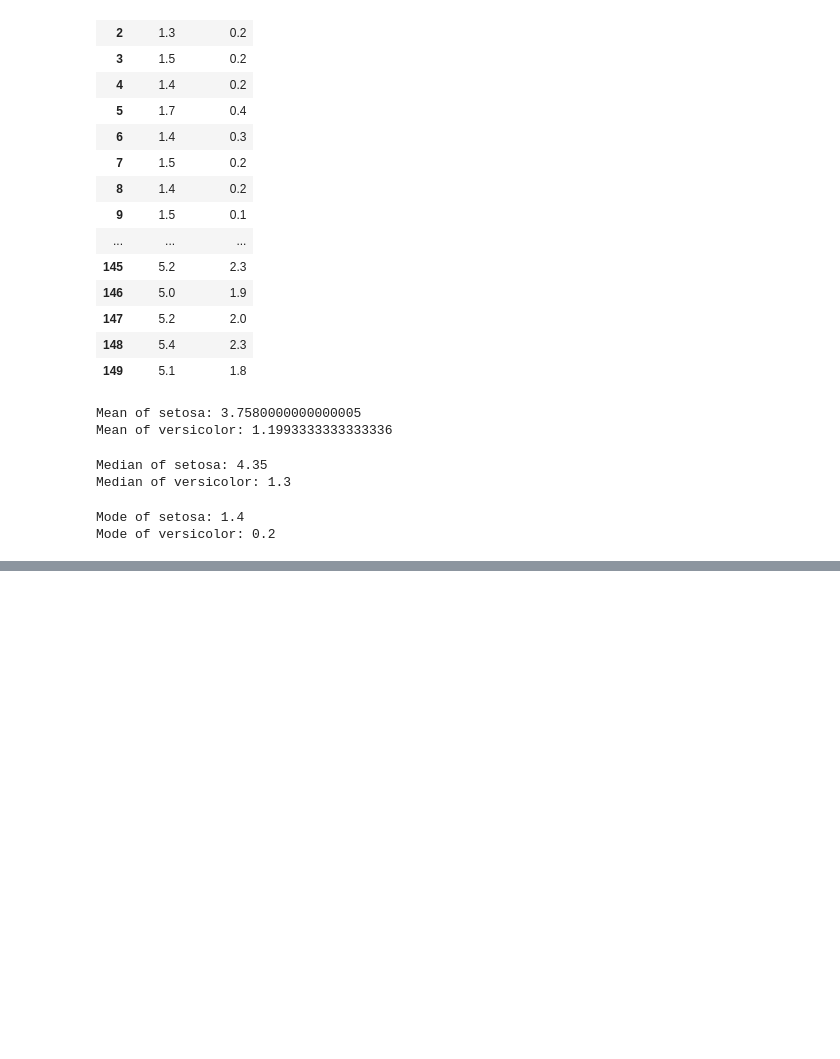
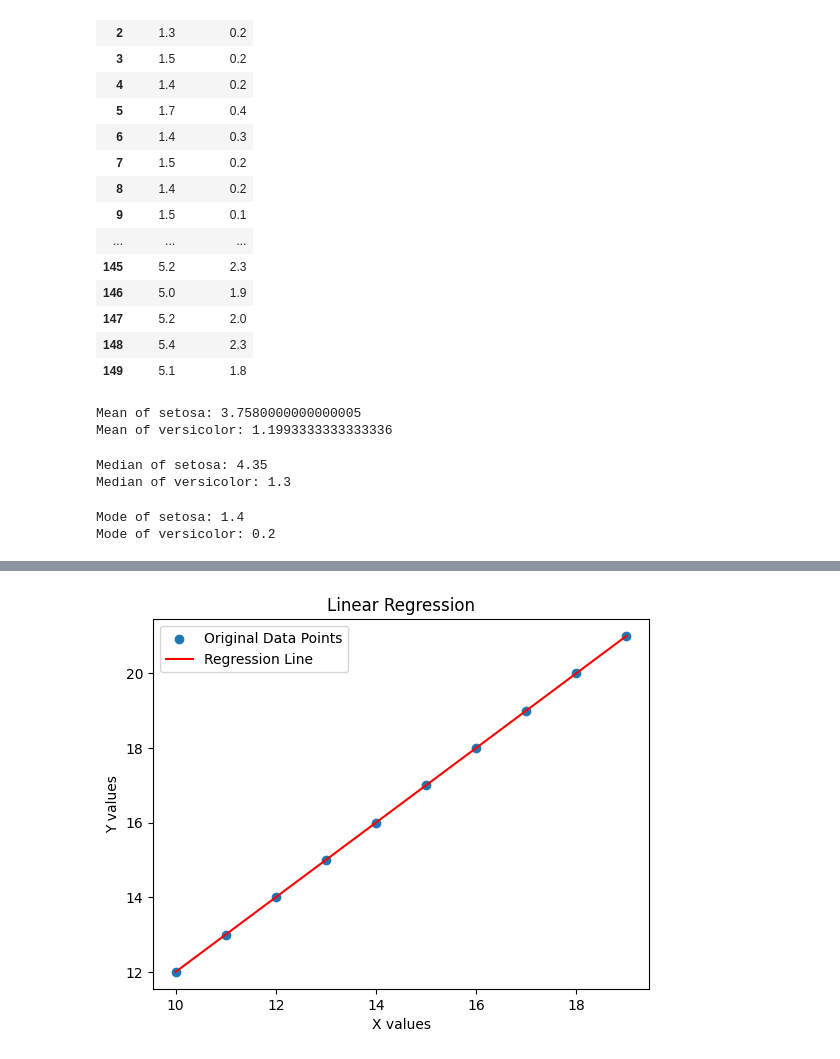
Before and after one commit to Sahadipankar/College-Practice-Coding, a Jupyter notebook: Python/Jupyter Notebook/clg_class_course.ipynb, the cells around one changed output, grey strips where cells are left out. Saved outputs shown, nothing was run; the diff lists cells and outputs as text; code cells hidden in the pictures; blank space fills up the shorter version.

```diff
--- a/Python/Jupyter Notebook/clg_class_course.ipynb
+++ b/Python/Jupyter Notebook/clg_class_course.ipynb
@@ -181,0 +412,21 @@ Mode of versicolor: 0.2
+# %%
+import matplotlib.pyplot as plt
+
+# Scatter plot of the original data points
+plt.scatter(x, y, label='Original Data Points')
+
+# Plot of the regression line
+plt.plot(x, predicted_y, color='red', label='Regression Line')
+
+# Adding title and labels
+plt.title('Linear Regression')
+plt.xlabel('X values')
+plt.ylabel('Y values')
+
+# Adding a legend
+plt.legend()
+
+# Display the plot
+plt.show()
+# %% [output]
+[figure, added]
```
Also changed, not shown: parts of 13 cells of this notebook, 6 other files.
